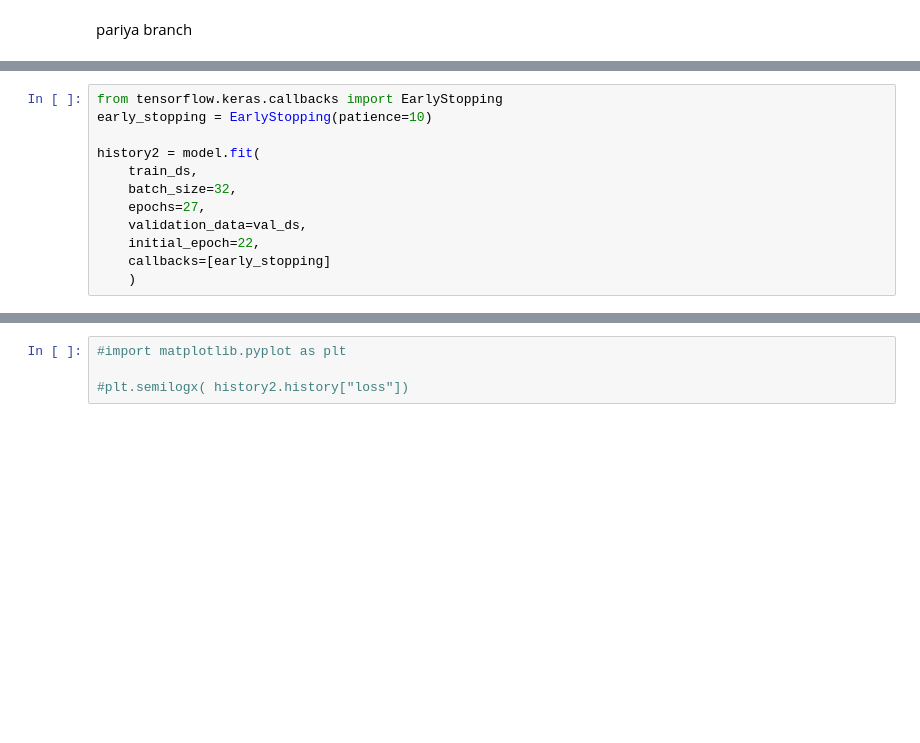
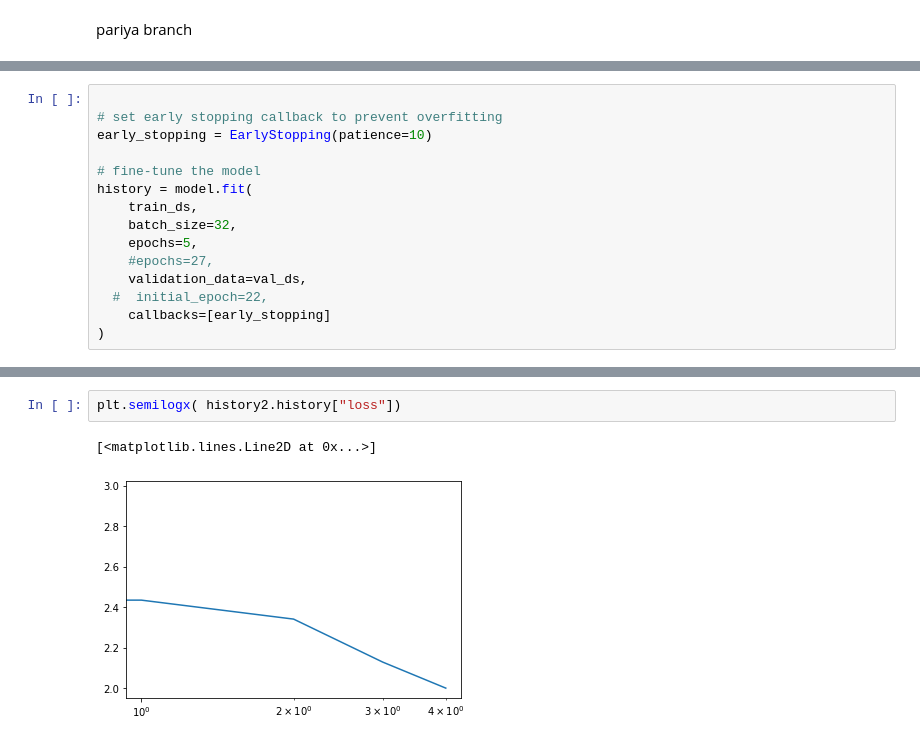
Before and after one commit to pariyaaf/FruitDiseaseDetection-pariya, a Jupyter notebook: model.ipynb, the cells around one changed output, grey strips where cells are left out. Drawn from its saved outputs; the diff is of its cells as text; blank space fills up the shorter version.

Commit message:
Improve fine tuning .Accuracy on mini Dataset :75% on test data

```diff
--- a/model.ipynb
+++ b/model.ipynb
@@ -159,13 +204,16 @@ model.compile(optimizer='adam', loss = "categorical_crossentropy" , metrics =['a
 # %%
-from tensorflow.keras.callbacks import EarlyStopping
+
+# set early stopping callback to prevent overfitting
 early_stopping = EarlyStopping(patience=10)
 
-history2 = model.fit(
+# fine-tune the model
+history = model.fit(
     train_ds,
     batch_size=32,
-    epochs=27,
+    epochs=5,
+    #epochs=27,
     validation_data=val_ds,
-    initial_epoch=22,
+  #  initial_epoch=22,
     callbacks=[early_stopping]
-    )
+)
 # %% [output]
@@ -187,5 +238,6 @@ model.save('../models/6fruit_disease_classifier_resnet_FT.h5')
 # %%
-#import matplotlib.pyplot as plt
-
-#plt.semilogx( history2.history["loss"])
+plt.semilogx( history2.history["loss"])
+# %% [output]
+[<matplotlib.lines.Line2D at 0x...>]
+[figure, added]
 # %%
```
Also changed, not shown: parts of 16 cells of this notebook.
